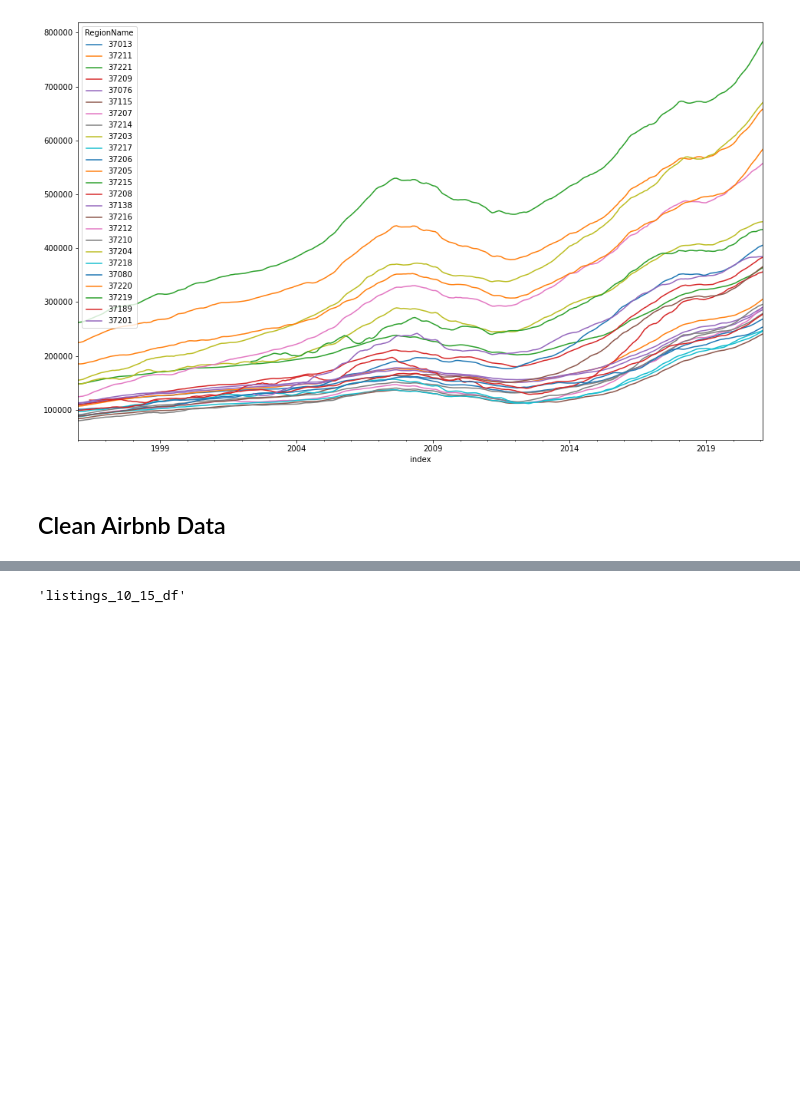
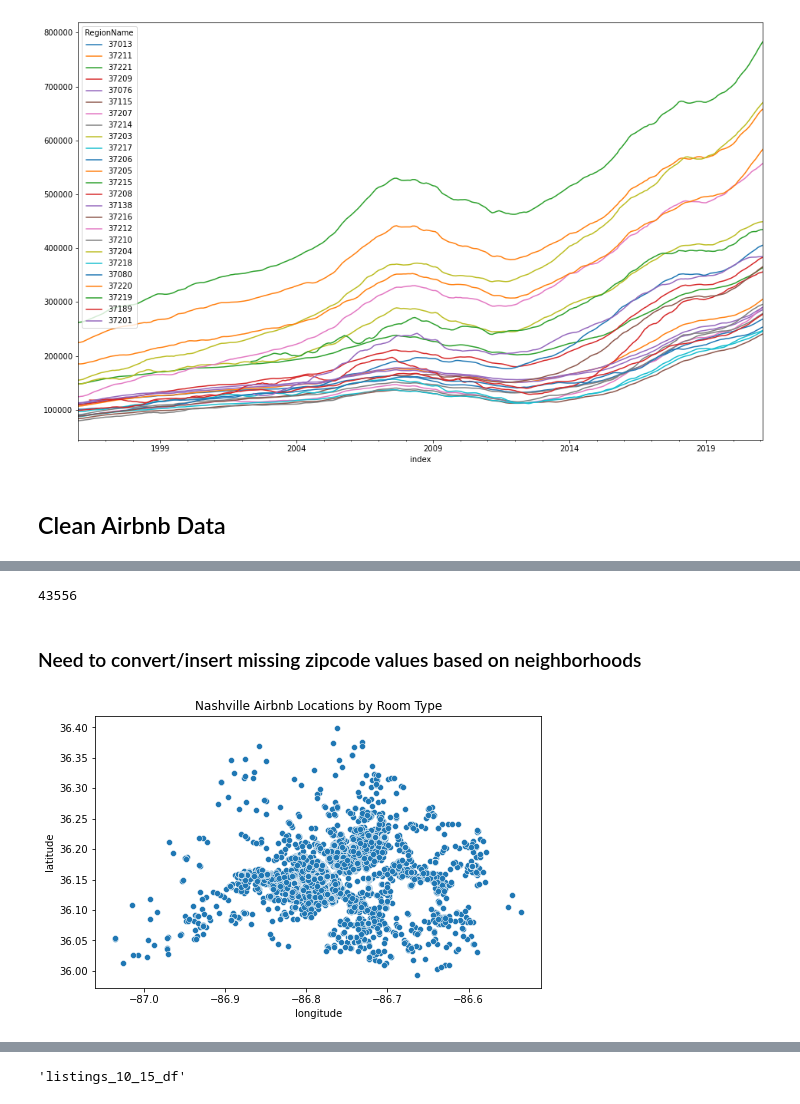
Before and after one commit to Sammyknee/nashville_airbnb_housing, a Jupyter notebook: initial_EDA.ipynb, the cells around one changed output, grey strips where cells are left out. Saved outputs shown, nothing was run; the diff lists cells and outputs as text; code cells hidden in the pictures; blank space fills up the shorter version.

Commit message:
cleaning airbnb data

```diff
--- a/initial_EDA.ipynb
+++ b/initial_EDA.ipynb
@@ -368,0 +461,12 @@ nashville_prices_df.plot(figsize = (16,10), subplots=False, legend=True);
+# %%
+reg_airbnb_df.zipcode.isna().sum()
+# %% [output]
+43556
+# %% [markdown]
+### Need to convert/insert missing zipcode values based on neighborhoods
+# %%
+plt.figure(figsize=(8,5))
+ax = sns.scatterplot(data=current_listings_df, x='longitude', y='latitude', hue='zipcode')
+ax.set_title('Nashville Airbnb Locations by Room Type');
+# %% [output]
+[figure, added]
```
Also changed, not shown: parts of 62 cells of this notebook.
